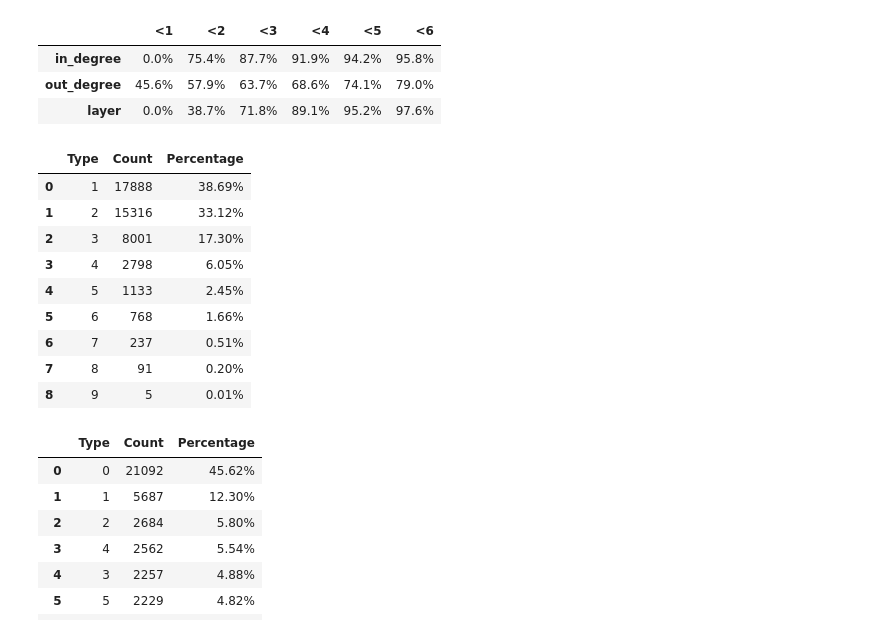
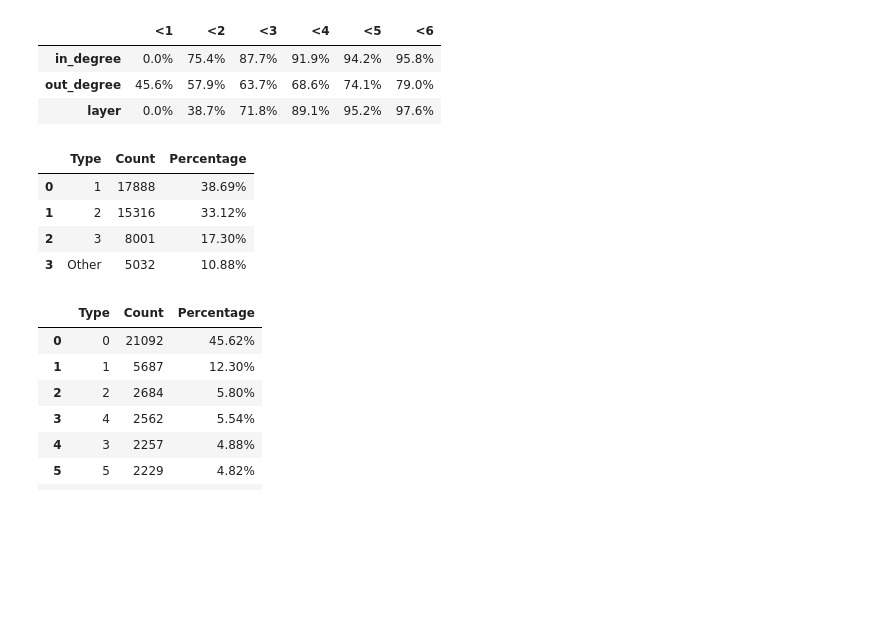
Before and after one commit to osslab-pku/SILENCE, a Jupyter notebook: RQ2_license_incompatibility.ipynb, the cells around one changed output. Drawn from its saved outputs; the diff is of its cells as text; code cells hidden in the pictures; blank space fills up the shorter version.

```diff
--- a/license_incompatibility.ipynb
+++ b/RQ2_license_incompatibility.ipynb
@@ -423,18 +421,13 @@ smaller(incompats_all,6)
 | out_degree | 45.6% | 57.9% | 63.7% | 68.6% | 74.1% | 79.0% |
 | layer | 0.0% | 38.7% | 71.8% | 89.1% | 95.2% | 97.6% |
 # %%
-get_freq_table(Counter(incompats_all.layer),max=10)
+get_freq_table(Counter(incompats_all.layer),max=3)
 # %% [output]
 |  | Type | Count | Percentage |
 | 0 | 1 | 17888 | 38.69% |
 | 1 | 2 | 15316 | 33.12% |
 | 2 | 3 | 8001 | 17.30% |
-| 3 | 4 | 2798 | 6.05% |
-| 4 | 5 | 1133 | 2.45% |
-| 5 | 6 | 768 | 1.66% |
-| 6 | 7 | 237 | 0.51% |
-| 7 | 8 | 91 | 0.20% |
-| 8 | 9 | 5 | 0.01% |
+| 3 | Other | 5032 | 10.88% |
 # %%
 get_freq_table(Counter(incompats_all.out_degree),max=10)
 # %% [output]
```
Also changed, not shown: parts of 2 cells of this notebook, 21 other files.
